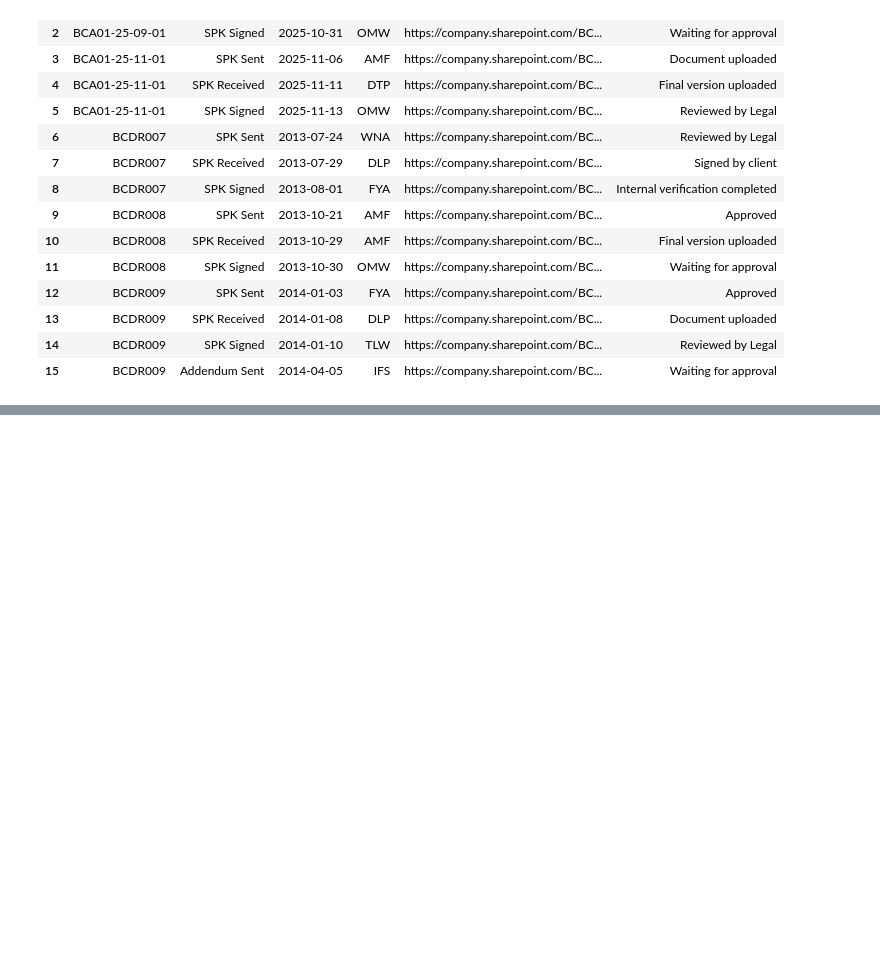
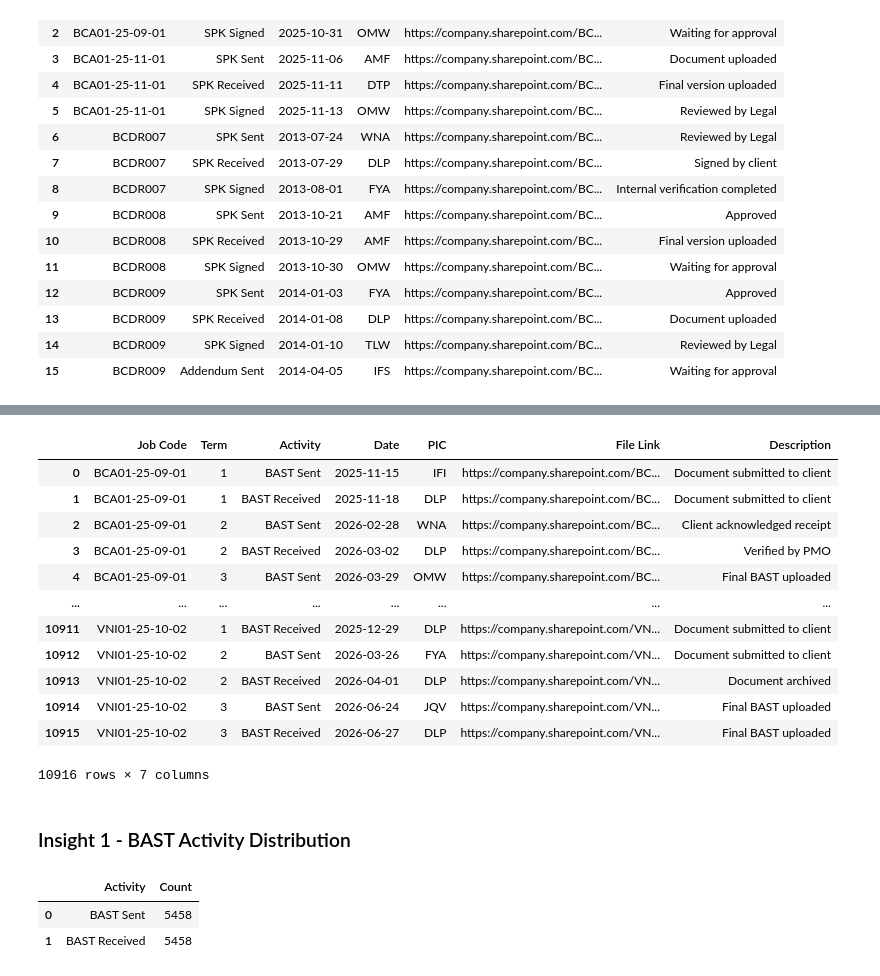
Before and after one commit to achattra/intern-vp-2026, a Jupyter notebook: Analysis.ipynb, the cells around one changed output, grey strips where cells are left out. Drawn from its saved outputs; the diff is of its cells as text; code cells hidden in the pictures; blank space fills up the shorter version.

```diff
--- a/Analysis.ipynb
+++ b/Analysis.ipynb
@@ -588,0 +802,37 @@ NameError: name 'legal_activity' is not defined
+# %%
+pmo_activity = pd.read_csv("data/processed/pmo_activity.csv")
+
+pmo_activity
+# %% [output]
+|  | Job Code | Term | Activity | Date | PIC | File Link | Description |
+| 0 | BCA01-25-09-01 | 1 | BAST Sent | 2025-11-15 | IFI | https://company.sharepoint.com/BC... | Document submitted to client |
+| 1 | BCA01-25-09-01 | 1 | BAST Received | 2025-11-18 | DLP | https://company.sharepoint.com/BC... | Document submitted to client |
+| 2 | BCA01-25-09-01 | 2 | BAST Sent | 2026-02-28 | WNA | https://company.sharepoint.com/BC... | Client acknowledged receipt |
+| 3 | BCA01-25-09-01 | 2 | BAST Received | 2026-03-02 | DLP | https://company.sharepoint.com/BC... | Verified by PMO |
+| 4 | BCA01-25-09-01 | 3 | BAST Sent | 2026-03-29 | OMW | https://company.sharepoint.com/BC... | Final BAST uploaded |
+| ... | ... | ... | ... | ... | ... | ... | ... |
+| 10911 | VNI01-25-10-02 | 1 | BAST Received | 2025-12-29 | DLP | https://company.sharepoint.com/VN... | Document submitted to client |
+| 10912 | VNI01-25-10-02 | 2 | BAST Sent | 2026-03-26 | FYA | https://company.sharepoint.com/VN... | Document submitted to client |
+| 10913 | VNI01-25-10-02 | 2 | BAST Received | 2026-04-01 | DLP | https://company.sharepoint.com/VN... | Document archived |
+| 10914 | VNI01-25-10-02 | 3 | BAST Sent | 2026-06-24 | JQV | https://company.sharepoint.com/VN... | Final BAST uploaded |
+| 10915 | VNI01-25-10-02 | 3 | BAST Received | 2026-06-27 | DLP | https://company.sharepoint.com/VN... | Final BAST uploaded |
+10916 rows × 7 columns
+# %% [markdown]
+### Insight 1 - BAST Activity Distribution
+# %%
+activity_count = (
+    pmo_activity["Activity"]
+    .value_counts()
+    .reset_index()
+)
+
+activity_count.columns = [
+    "Activity",
+    "Count"
+]
+
+activity_count
+# %% [output]
+|  | Activity | Count |
+| 0 | BAST Sent | 5458 |
+| 1 | BAST Received | 5458 |
```
Also changed, not shown: parts of 63 cells of this notebook.
